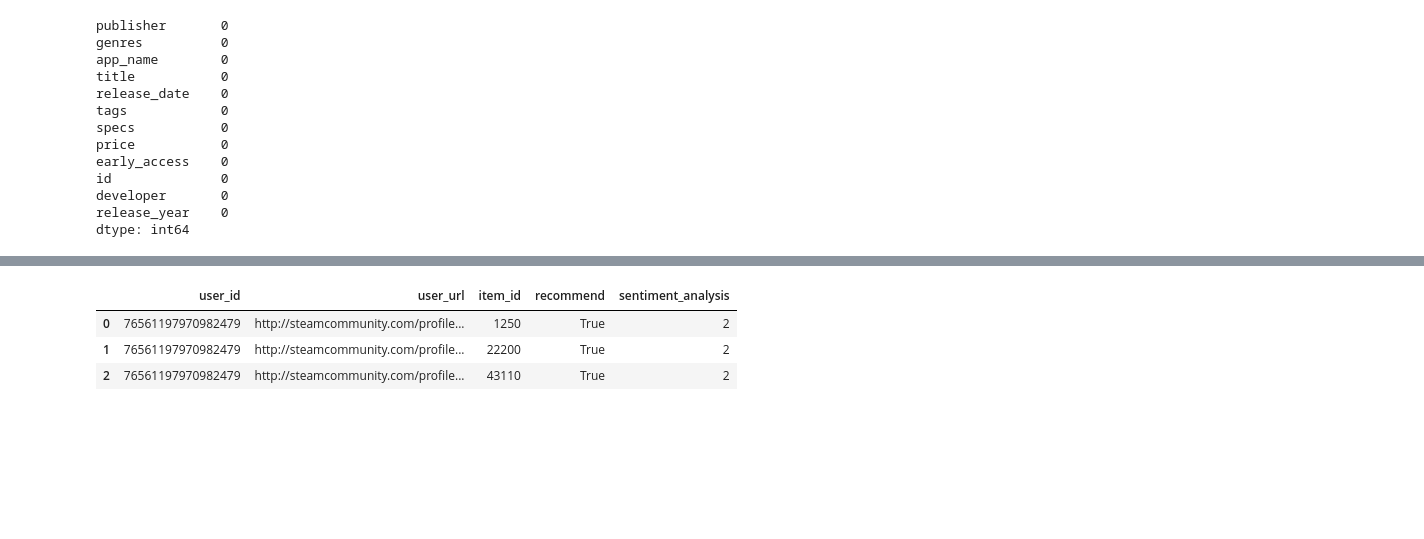
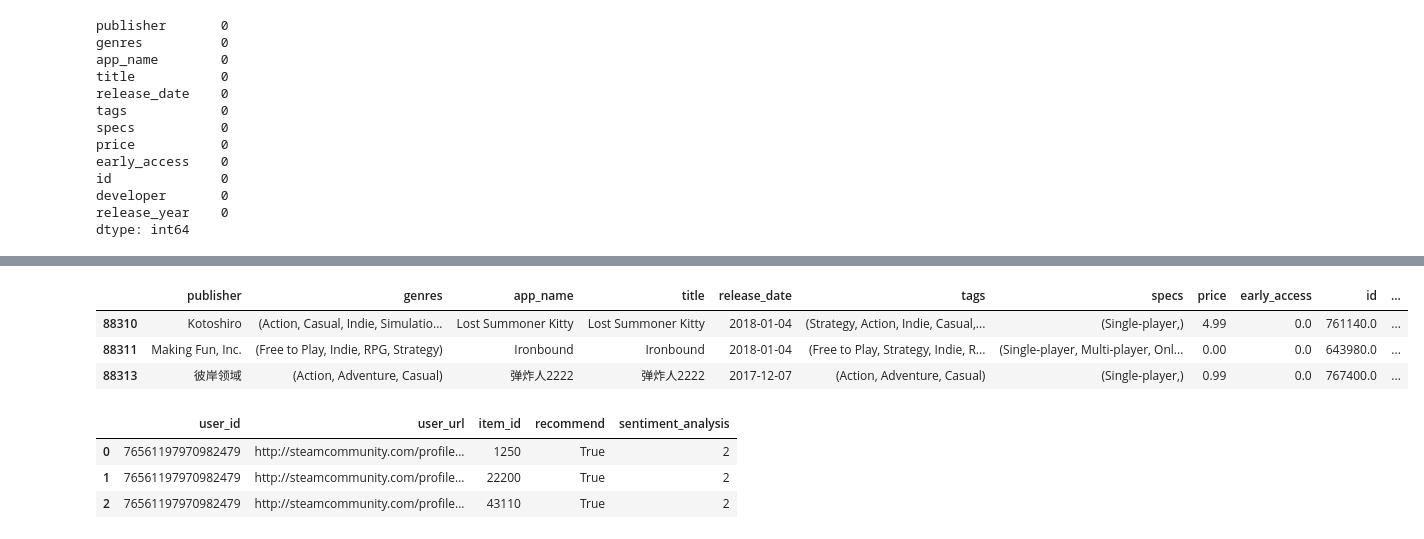
Before and after one commit to OctavioAlvarez1/proyecto-individual-1-Soy-Henry, a Jupyter notebook: eda_data.ipynb, the cells around one changed output, grey strips where cells are left out. Drawn from its saved outputs; the diff is of its cells as text; code cells hidden in the pictures; blank space fills up the shorter version.

```diff
--- a/eda_data.ipynb
+++ b/eda_data.ipynb
@@ -82,3 +82,13 @@ id              0
 developer       0
 release_year    0
 dtype: int64
+# %%
+#Verifico la existencia de datos duplicados
+
+# Aplico una función a cada elemento del DataFrame usando applymap para convertir numpy arrays a tuplas
+df_steam_games = df_steam_games.apply(lambda col: col.map(lambda x: tuple(x) if isinstance(x, np.ndarray) else x))
+
+# Identificar duplicados basados en todas las columnas
+duplicated = df_steam_games[df_steam_games.duplicated(keep=False)]
+
+duplicated
@@ -85,3 +99,15 @@ dtype: int64
+# %%
+# Elimino duplicados
+df_steam_games_ = df_steam_games.drop_duplicates()
+
+df_steam_games = df_steam_games_
+
+df_steam_games.head(3)
+# %% [output]
+|  | publisher | genres | app_name | title | release_date | tags | specs | price | early_access | id | ... |
+| 88310 | Kotoshiro | (Action, Casual, Indie, Simulatio... | Lost Summoner Kitty | Lost Summoner Kitty | 2018-01-04 | (Strategy, Action, Indie, Casual,... | (Single-player,) | 4.99 | 0.0 | 761140.0 | ... |
+| 88311 | Making Fun, Inc. | (Free to Play, Indie, RPG, Strategy) | Ironbound | Ironbound | 2018-01-04 | (Free to Play, Strategy, Indie, R... | (Single-player, Multi-player, Onl... | 0.00 | 0.0 | 643980.0 | ... |
+| 88313 | 彼岸领域 | (Action, Adventure, Casual) | 弹炸人2222 | 弹炸人2222 | 2017-12-07 | (Action, Adventure, Casual) | (Single-player,) | 0.99 | 0.0 | 767400.0 | ... |
 # %%
 # Visualizo los datos correspondientes a df_users_reviews
 df_users_reviews.head(3)
```
Also changed, not shown: parts of 6 cells of this notebook.
